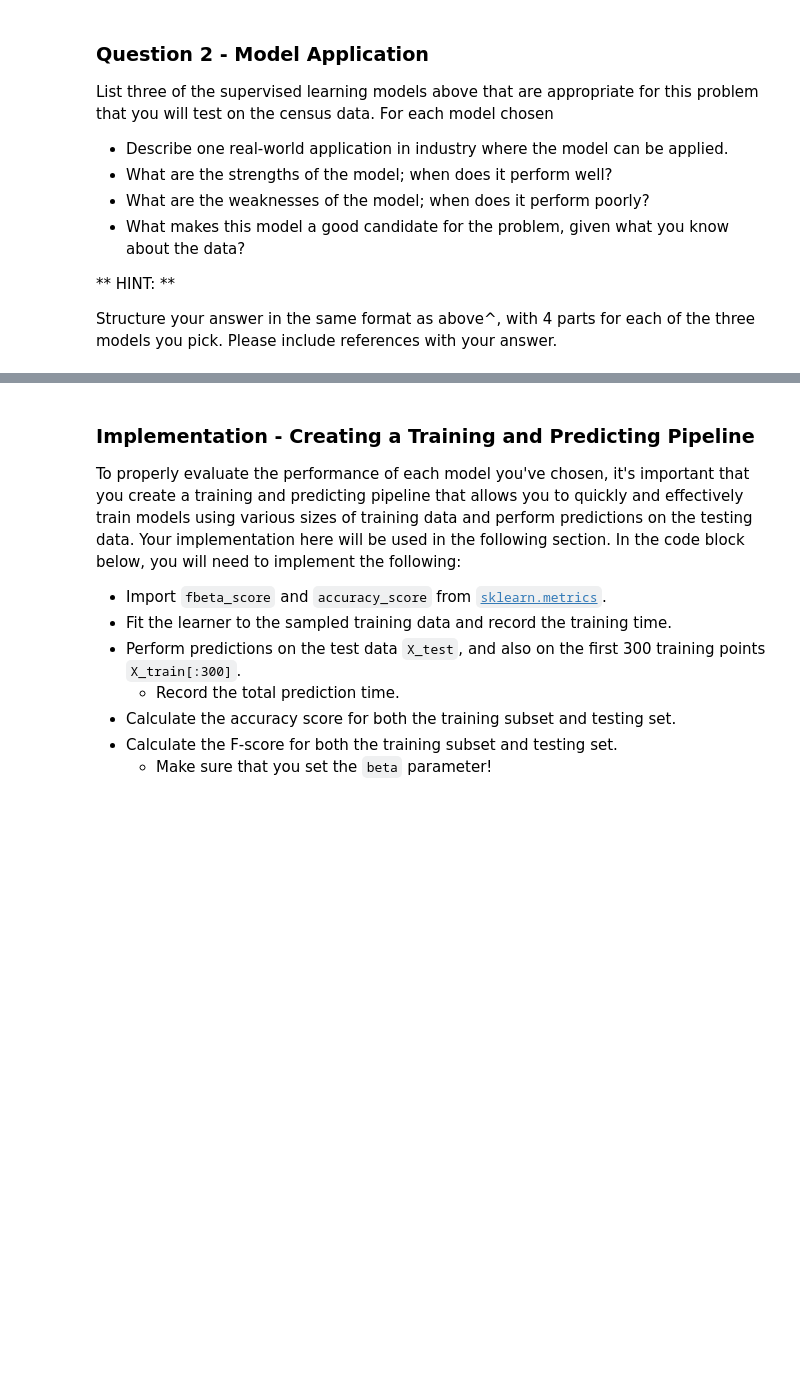
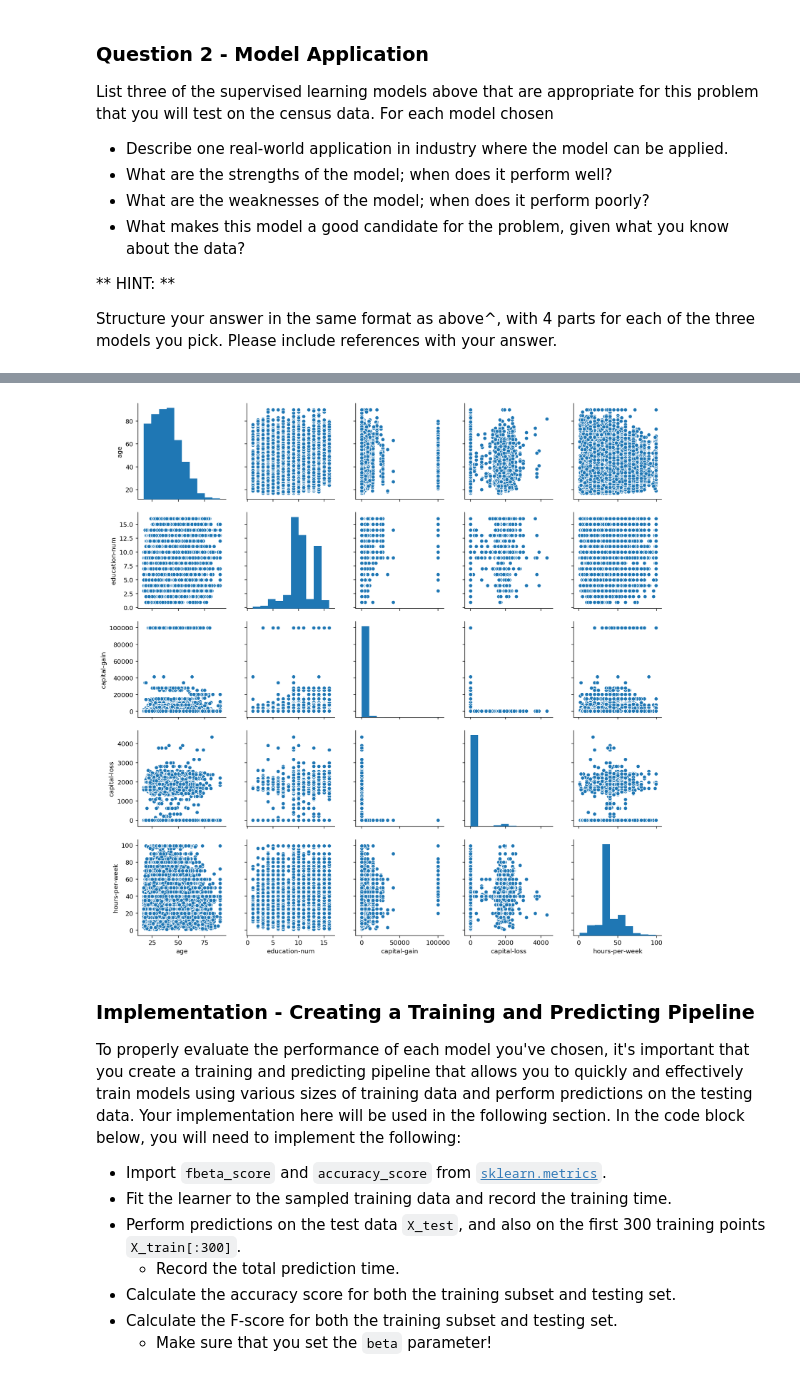
Before and after one commit to ChristopherDaigle/Udacity, a Jupyter notebook: IntroductionToMachineLearningProgram/Part2_SupervisedLearning/Project/p1_charityml/finding_donors.ipynb, the cells around one changed output, grey strips where cells are left out. Drawn from its saved outputs; the diff is of its cells as text; code cells hidden in the pictures; blank space fills up the shorter version.

```diff
--- a/IntroductionToMachineLearningProgram/Part2_SupervisedLearning/Project/p1_charityml/finding_donors.ipynb
+++ b/IntroductionToMachineLearningProgram/Part2_SupervisedLearning/Project/p1_charityml/finding_donors.ipynb
@@ -290,0 +339,7 @@ Structure your answer in the same format as above^, with 4 parts for each of the
+# %%
+import seaborn as sns
+
+sns.pairplot(data, palette = 'coolwarm')
+plt.show()
+# %% [output]
+[figure, added]
```
Also changed, not shown: parts of 25 cells of this notebook, 2 other files.
